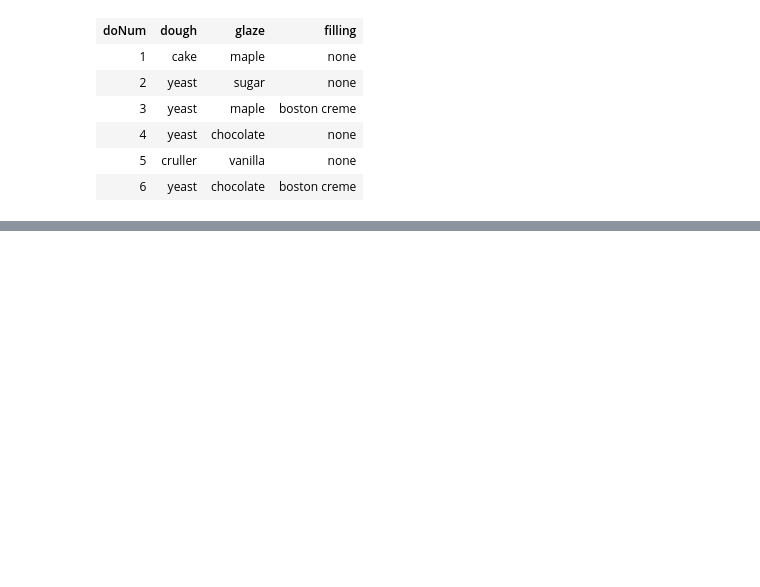
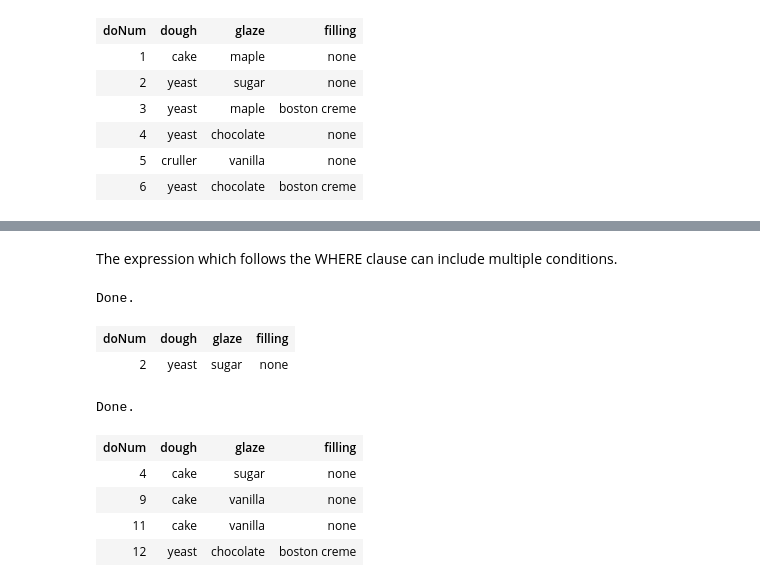
Before and after one commit to unmrds/cc-database-basics, a Jupyter notebook: 02_SQLite_demo.ipynb, the cells around one changed output, grey strips where cells are left out. Drawn from its saved outputs; the diff is of its cells as text; code cells hidden in the pictures; blank space fills up the shorter version.

```diff
--- a/02_SQLite_demo.ipynb
+++ b/02_SQLite_demo.ipynb
@@ -167,0 +376,23 @@ Done.
+# %% [markdown]
+The expression which follows the WHERE clause can include multiple conditions.
+# %%
+%%sql
+SELECT *
+FROM donuts
+WHERE dough = 'yeast' AND glaze = 'sugar';
+# %% [output]
+Done.
+| doNum | dough | glaze | filling |
+| 2 | yeast | sugar | none |
+# %%
+%%sql
+SELECT *
+FROM donuts
+WHERE dough = 'cake' OR filling = 'boston creme';
+# %% [output]
+Done.
+| doNum | dough | glaze | filling |
+| 4 | cake | sugar | none |
+| 9 | cake | vanilla | none |
+| 11 | cake | vanilla | none |
+| 12 | yeast | chocolate | boston creme |
```
Also changed, not shown: parts of 34 cells of this notebook.
